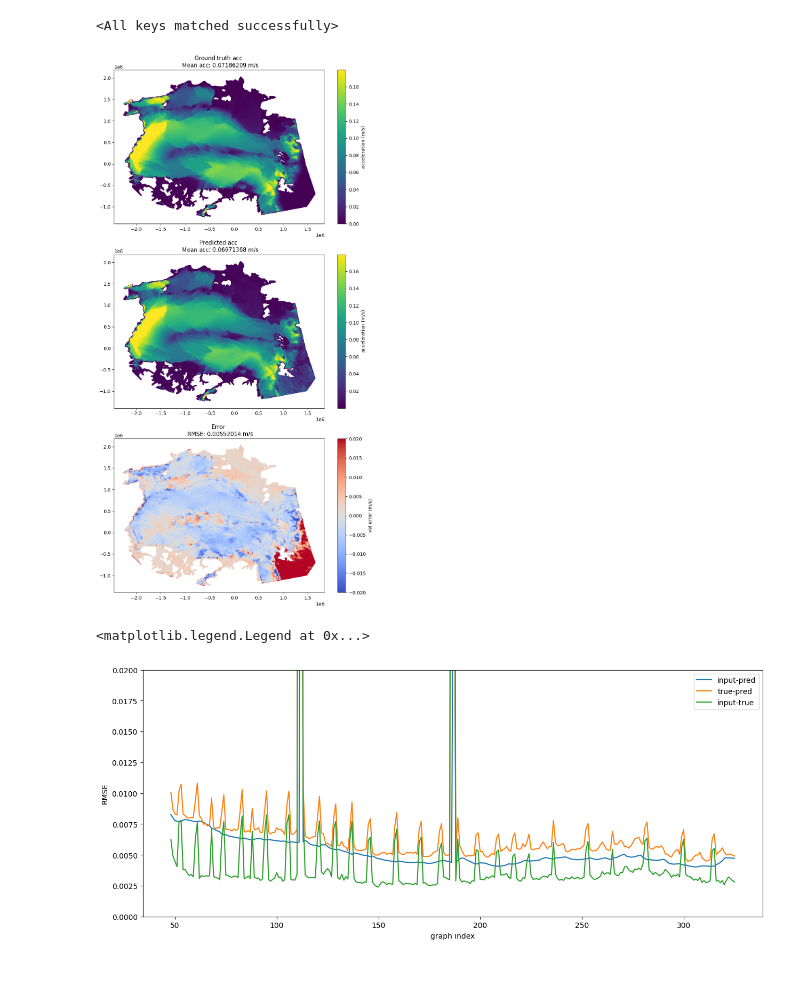
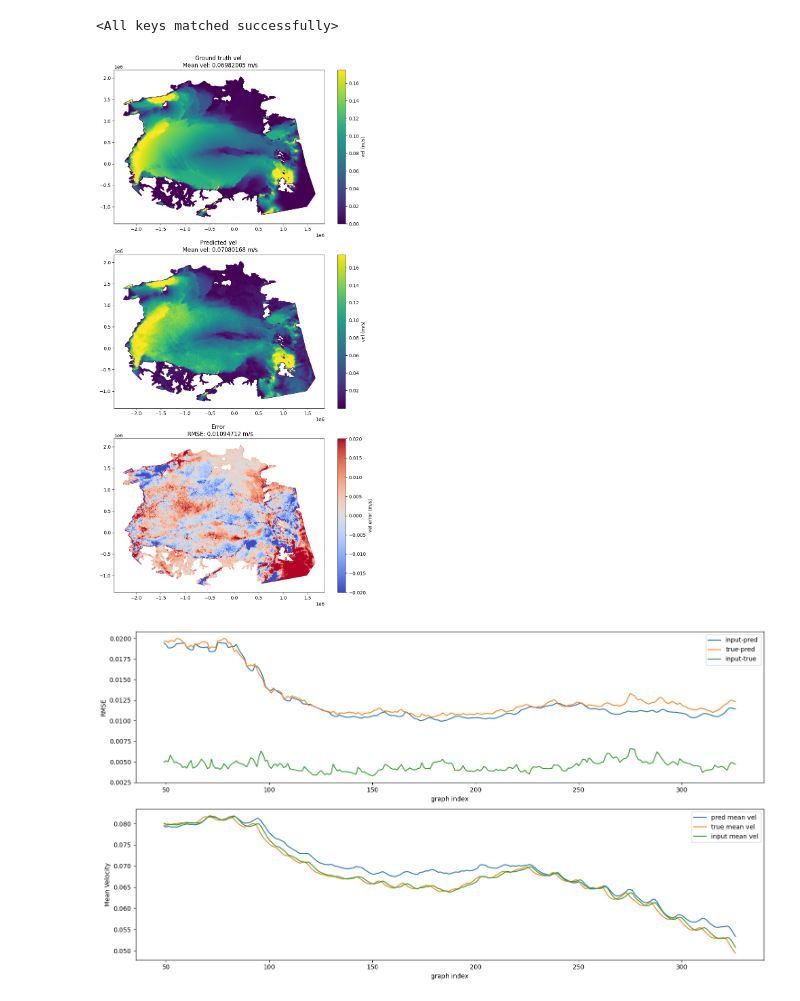
Before and after one commit to nansencenter/nextsim_dynamics_ml, a Jupyter notebook: notebooks/results.ipynb, the cells around one changed output. Drawn from its saved outputs; the diff is of its cells as text; code cells hidden in the pictures; blank space fills up the shorter version.

```diff
--- a/notebooks/results.ipynb
+++ b/notebooks/results.ipynb
@@ -100,12 +99,12 @@ good_unet.pt
 dataset = graph_list
 stats_list = compute_stats_batch(dataset)
 
-model_name = "full_arctic_vel_meshgraphnet_mse_plateau_nl8_bs8_hd10_ep80_wd0.001_lr0.0007601809652746082_shuff_True_tr255_te30"
-args.device = torch.device('cpu') # animation function cannot work with data on GPU
+model_name = "full_arctic_vel1h_survived_meshgraphnet_constrainet_loss_plateau_nl8_bs8_hd10_ep80_wd1e-05_lr0.00062_shuff_True_tr250_te20"
+args.device = torch.device('cpu') #
 num_node_features = dataset[0].x.shape[1]
 num_edge_features = dataset[0].edge_attr.shape[1]
 num_classes = 2 # the dynamic variables have the shape of 2 (velocity)
-PATH = f"../best_models/{model_name}.pt"#os.path.join( checkpoint_dir, f'{model_name}.pt')
+PATH = f"../best_models2/{model_name}.pt"#os.path.join( checkpoint_dir, f'{model_name}.pt')
 
 if args.model_type == 'meshgraphnet':
         model = MeshGraphNet(num_node_features, num_edge_features, args.hidden_dim, num_classes,
@@ -117,7 +116,7 @@ model.load_state_dict(torch.load(PATH, map_location=args.device))
 # %% [output]
 <All keys matched successfully>
 # %%
-dataset_viz = copy.deepcopy(dataset[200:])
+dataset_viz = copy.deepcopy(dataset[100:])
 [mean_vec_x,std_vec_x,mean_vec_edge,std_vec_edge,mean_vec_y,std_vec_y] = stats_list
 
 
@@ -143,12 +142,12 @@ for i,graph in enumerate(dataset_viz):
 
 
     im1 = axs[0].scatter(data.mesh_pos[:,0],data.mesh_pos[:,1],c=ground,s=1,vmax=vel_vmax)
-    axs[0].set_title(f'Ground truth acc \n Mean acc: {np.mean(ground[mask]):.8f} m/s')
-    plt.colorbar(im1,label='acceleration (m/s)')
+    axs[0].set_title(f'Ground truth vel \n Mean vel: {np.mean(ground[mask]):.8f} m/s')
+    plt.colorbar(im1,label='vel (m/s)')
 
     im2 = axs[1].scatter(data.mesh_pos[:,0],data.mesh_pos[:,1],c=predicted,s=1,vmax=vel_vmax)
-    axs[1].set_title(f'Predicted acc \n Mean acc: {np.mean(predicted[mask]):.8f} m/s')
-    plt.colorbar(im2,label='acceleration (m/s)')
+    axs[1].set_title(f'Predicted vel \n Mean vel: {np.mean(predicted[mask]):.8f} m/s')
+    plt.colorbar(im2,label='vel (m/s)')
 
     im3 = axs[2].scatter(data.mesh_pos[:,0],data.mesh_pos[:,1],c=error,s=1,vmin=-0.02,vmax=0.02,cmap='coolwarm')
     axs[2].set_title(f'Error \n RMSE: {rmse:.8f} m/s')
@@ -157,7 +156,7 @@ for i,graph in enumerate(dataset_viz):
     plt.savefig(f'../figures/rmse_vel/velpred_MGN_cropMGN_rmse_{i}.png')
     plt.close()
 # %% [output]
-[figure, old version]
+[figure, new version]
 # %%
 dataset_viz = copy.deepcopy(dataset)
 [mean_vec_x,std_vec_x,mean_vec_edge,std_vec_edge,mean_vec_y,std_vec_y] = stats_list
@@ -194,15 +209,24 @@ for i,graph in enumerate(dataset_viz):
 # %%
-fig,axs = plt.subplots(1,1,figsize=(15,6))
+fig,axs = plt.subplots(2,1,figsize=(15,8))
 
-x = np.arange(48,len(rmse_pred)+48)
-axs.plot(x,rmse_inputs_pred, label = "input-pred")
-axs.plot(x,rmse_pred, label = "true-pred")
-axs.plot(x,rmse_inputs_true, label = "input-true")
-axs.set_xlabel("graph index")
-axs.set_ylabel("RMSE")
-axs.set_ylim(0,0.02)
+x = np.arange(49,len(rmse_pred)+48)
+axs[0].plot(x,rmse_inputs_pred[1:], label = "input-pred")
+axs[0].plot(x,rmse_pred[1:], label = "true-pred")
+axs[0].plot(x,rmse_inputs_true[1:], label = "input-true")
+axs[0].set_xlabel("graph index")
+axs[0].set_ylabel("RMSE")
+#axs[0].set_ylim(0,0.02)
+axs[0].legend()
 
-axs.legend()
+
+axs[1].plot(x,kn_pred[1:], label = "pred mean vel")
+axs[1].plot(x,kn_true[1:], label = "true mean vel")
+axs[1].plot(x,kn_input[1:], label = "input mean vel")
+axs[1].set_xlabel("graph index")
+axs[1].set_ylabel("Mean Velocity")
+axs[1].legend()
+#axs[1].set_ylim(0,0.02)
+
+plt.tight_layout()
 # %% [output]
-<matplotlib.legend.Legend at 0x...>
-[figure, old version]
+[figure, new version]
```
Also changed, not shown: parts of 6 cells of this notebook.
